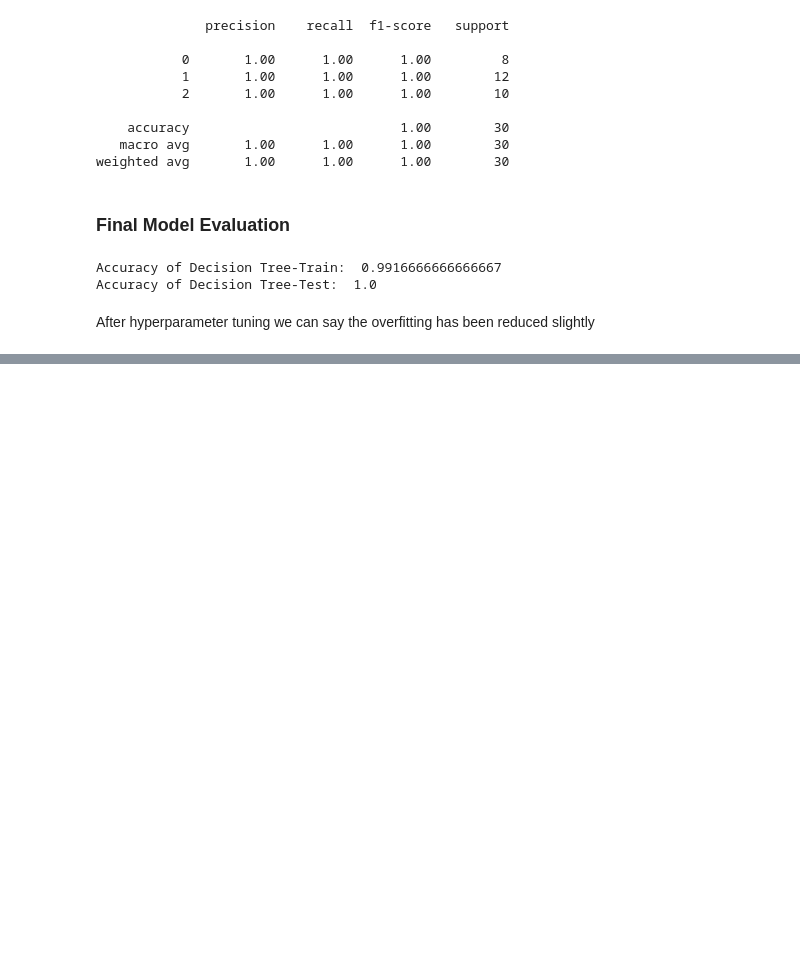
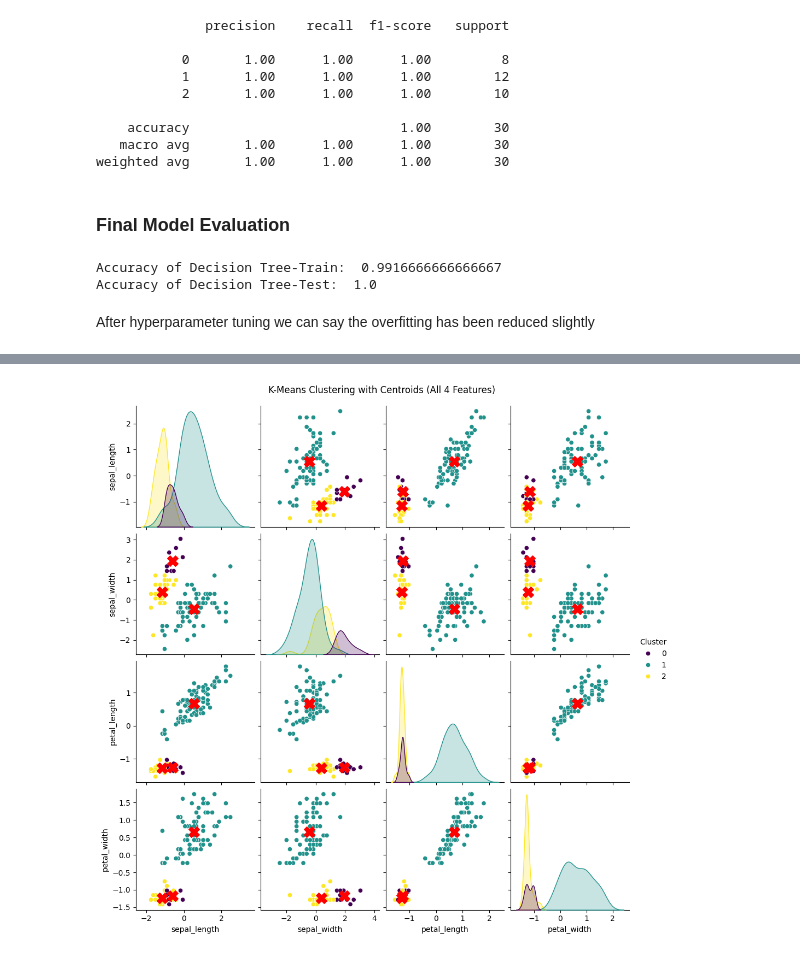
Before and after one commit to diya-coder17/Iris-classifier, a Jupyter notebook: iris_prediction.ipynb, the cells around one changed output, grey strips where cells are left out. Cells and saved outputs as stored; diff of their text form; code cells hidden in the pictures; blank space fills up the shorter version.

```diff
--- a/iris_prediction.ipynb
+++ b/iris_prediction.ipynb
@@ -356,0 +437,19 @@ After hyperparameter tuning we can say the overfitting has been reduced slightly
+# %%
+centroids = pd.DataFrame(kmeans.cluster_centers_, columns=features)
+centroids['Cluster'] = range(optimal_k)
+
+# Step 9: Create pairplot
+pair_grid = sns.pairplot(plot_df, vars=features, hue='Cluster', palette='viridis', diag_kind='kde')
+
+# Step 10: Overlay centroids on each subplot
+for i, row_feature in enumerate(features):
+    for j, col_feature in enumerate(features):
+        if i != j:
+            ax = pair_grid.axes[i, j]
+            ax.scatter(centroids[col_feature], centroids[row_feature],
+                       s=200, c='red', marker='X', label='Centroids')
+
+plt.suptitle('K-Means Clustering with Centroids (All 4 Features)', y=1.02)
+plt.show()
+# %% [output]
+[figure, added]
```
Also changed, not shown: parts of 15 cells of this notebook, 1 other file.
